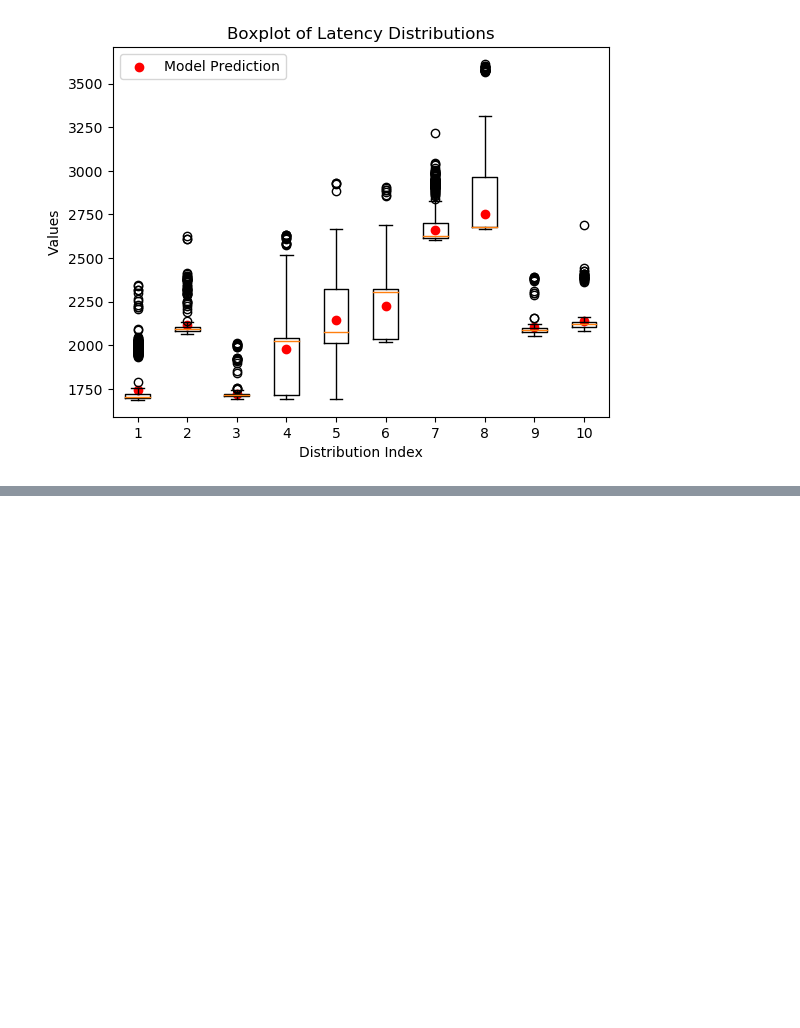
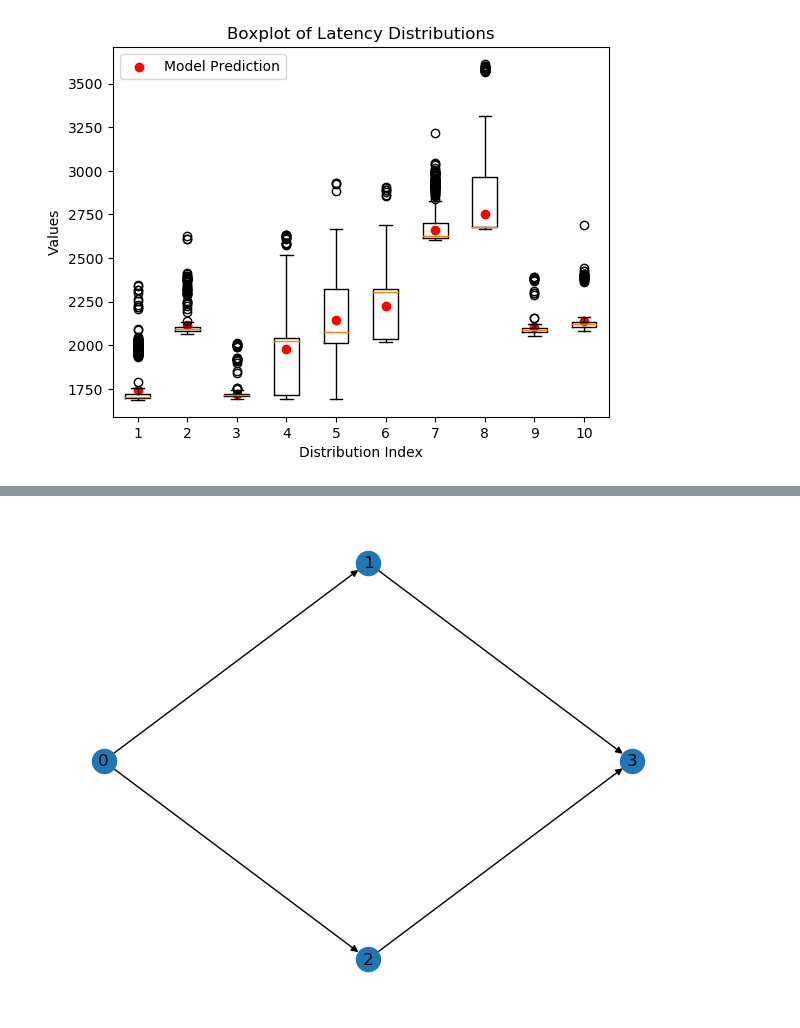
Before and after one commit to faseelmo/noc_latency_predictor, a Jupyter notebook: training_data/data_analysis.ipynb, the cells around one changed output, grey strips where cells are left out. Saved outputs shown, nothing was run; the diff lists cells and outputs as text; code cells hidden in the pictures; blank space fills up the shorter version.

Commit message:
Creating Mapping Graph

```diff
--- a/training_data/data_analysis.ipynb
+++ b/training_data/data_analysis.ipynb
@@ -311,0 +336,94 @@ plt.show()
+# %%
+import networkx as nx
+import matplotlib.pyplot as plt
+from bidict import bidict
+
+edge_index  = [
+    (0, 1),
+    (0, 2),
+    (1, 3),
+    (2, 3)
+]
+
+pos = { # Pos is (x,y). Bottom left is (0,0). Top right is (1,1)
+    0: (0, 0.5),
+    1: (0.5, 1),
+    2: (0.5, 0),
+    3: (1, 0.5)
+}
+
+G = nx.DiGraph(edge_index)
+nx.draw(G,pos=pos, with_labels=True)
+plt.show()
+
+map = {
+    0: 12,
+    1: 13,
+    2: 14,
+    3: 10
+}
+
+pe_3x3 = bidict({
+    9: (0, 2), 10: (1, 2), 11: (2, 2),
+    12: (0, 1), 13: (1, 1), 14: (2, 1),
+    15: (0, 0), 16: (1, 0), 17: (2, 0)
+})
+
+router_3x3 = bidict({
+    0: (0, 2), 1: (1, 2), 2: (2, 2),
+    3: (0, 1), 4: (1, 1), 5: (2, 1),
+    6: (0, 0), 7: (1, 0), 8: (2, 0)
+})
+
+def xy_routing(source, target):
+    """
+        Determine the step for the X direction (1 if source is left of target, -1 if it's right)
+        Move in the X direction
+        Update source to the last point in the X direction
+        Determine the step for the Y direction (1 if source is below target, -1 if it's above)
+        Move in the Y direction
+    """
+    path = []
+    step_x = 1 if source[0] <= target[0] else -1
+    for x in range(source[0], target[0] + step_x, step_x):
+        path.append((x, source[1]))
+    source = path[-1]
+    step_y = 1 if source[1] <= target[1] else -1
+    for y in range(source[1] + step_y, target[1] + step_y, step_y):
+        path.append((target[0], y))
+    return path
+
+def get_nework_path(source, target):
+    """
+    (source, target) is the element of edge_index list
+    """
+    source_mapped = map[source]
+    target_mapped = map[target]
+
+    source_xy = pe_3x3[source_mapped]
+    target_xy = pe_3x3[target_mapped]
+
+    xy_path = xy_routing(source_xy, target_xy)
+
+    node_path = []
+    is_src_pe = True
+    is_dest_pe = False
+    for xy_node in xy_path:
+        if is_src_pe:
+            path = pe_3x3.inverse[source_xy]
+            node_path.append(source)
+            is_src_pe = False
+        path = router_3x3.inverse[xy_node]
+        print(f"For xy_path {xy_node}, router_path {path}")
+
+    # print(xy_node)
+    # print(node_path)
+
+
+
+
+
+for edge in edge_index:
+    get_nework_path(edge[0], edge[1])
+# %% [output]
+[figure, added]
```
Also changed, not shown: parts of 10 cells of this notebook, 1 other file.
